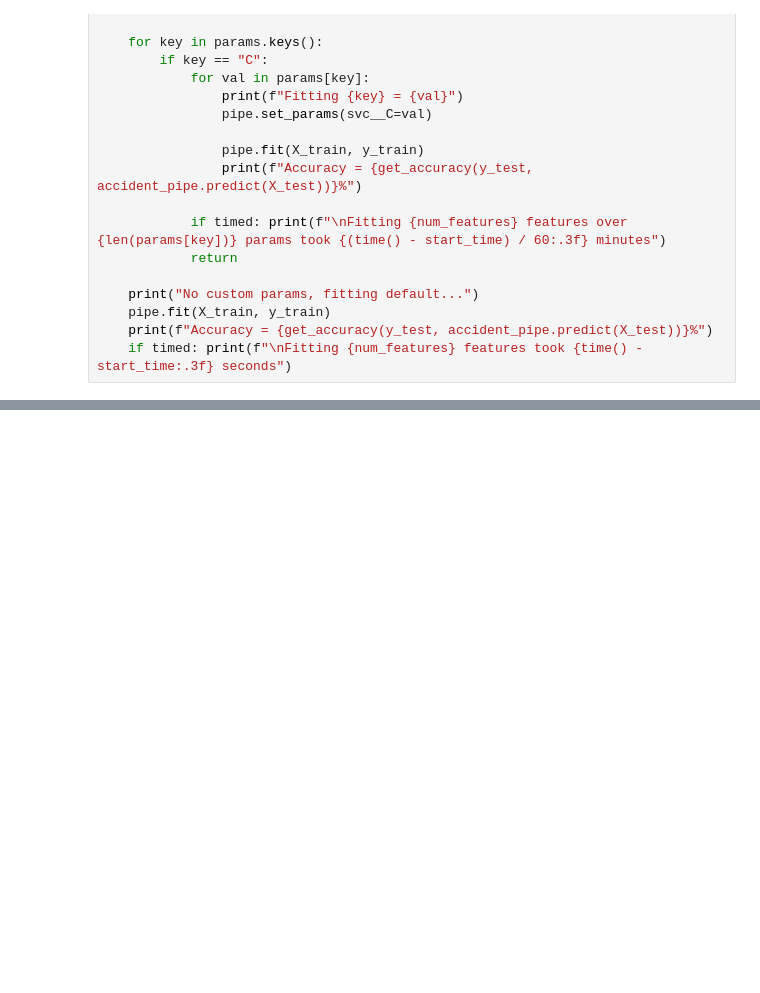
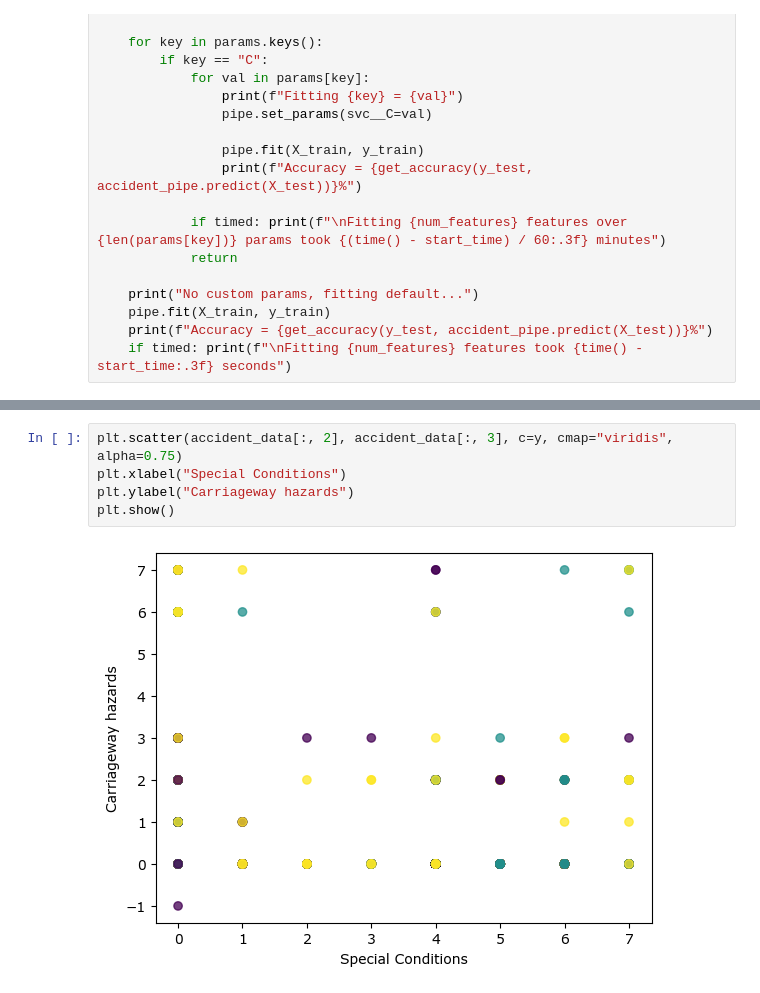
Before and after one commit to corbin-hayden13/CS345_UK_Accident_Analysis, a Jupyter notebook: UK_Accident_Analysis 2.ipynb, the cells around one changed output, grey strips where cells are left out. Drawn from its saved outputs; the diff is of its cells as text; blank space fills up the shorter version.

```diff
--- a/UK_Accident_Analysis 2.ipynb
+++ b/UK_Accident_Analysis 2.ipynb
@@ -114,3 +135,10 @@ plot_ftrs(X, y, dimensions=2)
+# %%
+plt.scatter(accident_data[:, 2], accident_data[:, 3], c=y, cmap="viridis", alpha=0.75)
+plt.xlabel("Special Conditions")
+plt.ylabel("Carriageway hazards")
+plt.show()
+# %% [output]
+[figure, added]
 # %%
 plt.scatter(accident_data[:, 0], accident_data[:, 1], c=y, cmap="viridis", alpha=0.75)
 plt.xlabel("Weather Conditions")
```
Also changed, not shown: parts of 6 cells of this notebook.
